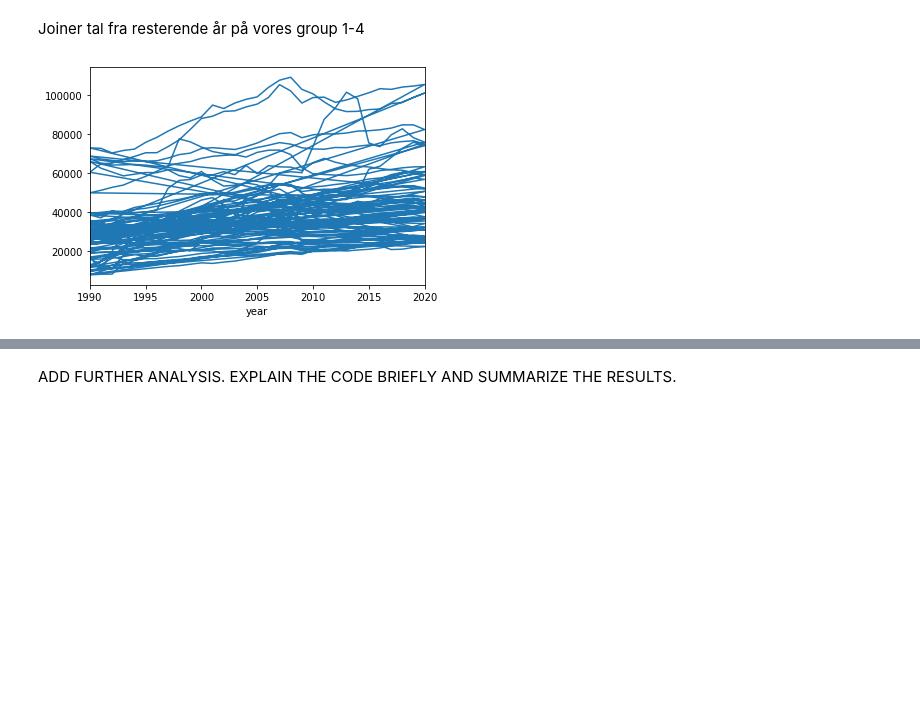
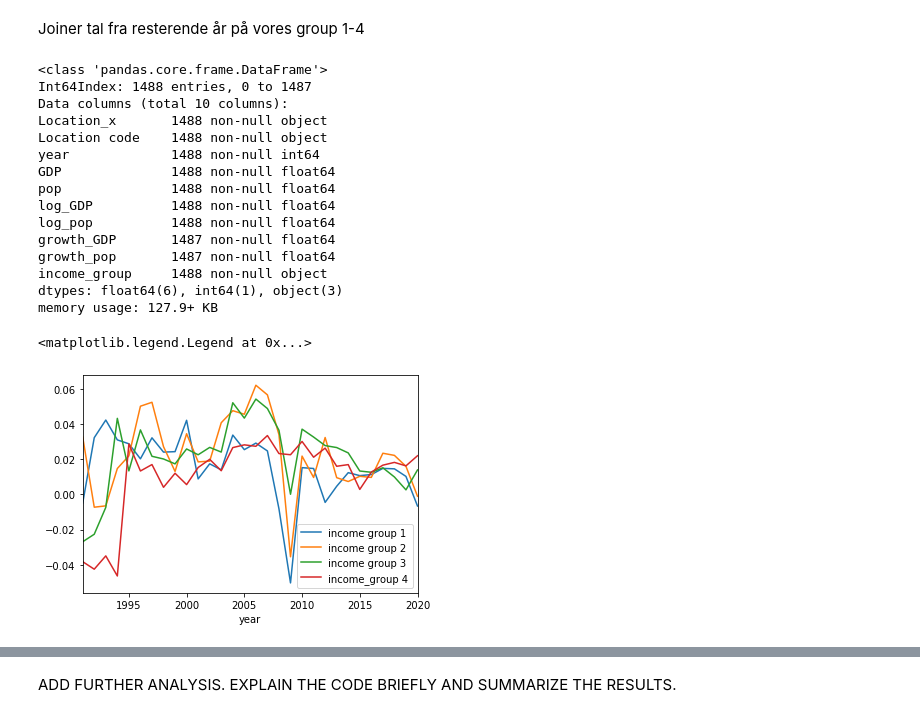
Before and after one commit to NumEconCopenhagen/projects-2020-1001numpyarrays, a Jupyter notebook: dataproject/dataproject.ipynb, the cells around one changed output, grey strips where cells are left out. Saved outputs shown, nothing was run; the diff lists cells and outputs as text; code cells hidden in the pictures; blank space fills up the shorter version.

Commit message:
data visualisering tjek

```diff
--- a/dataproject/dataproject.ipynb
+++ b/dataproject/dataproject.ipynb
@@ -323,6 +320,10 @@ join_group2['income_group'] = str("group_2")
 join_group3['income_group'] = str("group_3")
 join_group4['income_group'] = str("group_4")
 
+
+
+
+
 # create mean gdp growth of income groups
 #join_group1['meangrowth_income_group'] = log_GDP.mean
 #join_group2['meangrowth_income_group'] = log_GDP.mean
@@ -340,8 +341,37 @@ outcome.groupby(['income_group', 'year']).agg(["mean"]).round(2)
 #plt.plot(outcome, x=Year, y=outcome.groupby(['income_group', 'year']).agg(["mean"]))
 #plt.show()
 
-#outcome.groupby(['income_group', 'year']).growth_GDP.mean().plot()
+outcome.groupby(['income_group', 'year']).growth_GDP.mean()
 
 #outcome.loc[outcome[''] == 'group_1',:] .plot(x='year', y='GDP',legend=False);
 # %% [output]
-[figure, removed]
+<class 'pandas.core.frame.DataFrame'>
+Int64Index: 1488 entries, 0 to 1487
+Data columns (total 10 columns):
+Location_x       1488 non-null object
+Location code    1488 non-null object
+year             1488 non-null int64
+GDP              1488 non-null float64
+pop              1488 non-null float64
+log_GDP          1488 non-null float64
+log_pop          1488 non-null float64
+growth_GDP       1487 non-null float64
+growth_pop       1487 non-null float64
+income_group     1488 non-null object
+dtypes: float64(6), int64(1), object(3)
+memory usage: 127.9+ KB
+# %%
+outcome1991 = outcome[(outcome.year > 1990) & (outcome.Location_x != "Eritrea")]
+join_group11991= join_group1[join_group1.year > 1990]
+join_group21991= join_group2[join_group2.year > 1990]
+join_group31991= join_group3[join_group3.year > 1990]
+join_group41991= join_group4[(join_group4.year > 1990) & (join_group4.Location_x != "Eritrea")]
+
+#outcome1991.groupby(['income_group', 'year']).growth_GDP.mean().plot()
+join_group11991.groupby(["year"]).growth_GDP.mean().plot()
+join_group21991.groupby(["year"]).growth_GDP.mean().plot()
+join_group31991.groupby(["year"]).growth_GDP.mean().plot()
+join_group41991.groupby(["year"]).growth_GDP.mean().plot().legend(["income group 1","income group 2","income group 3","income_group 4"])
+# %% [output]
+<matplotlib.legend.Legend at 0x...>
+[figure, added]
```
Also changed, not shown: parts of 2 cells of this notebook.
